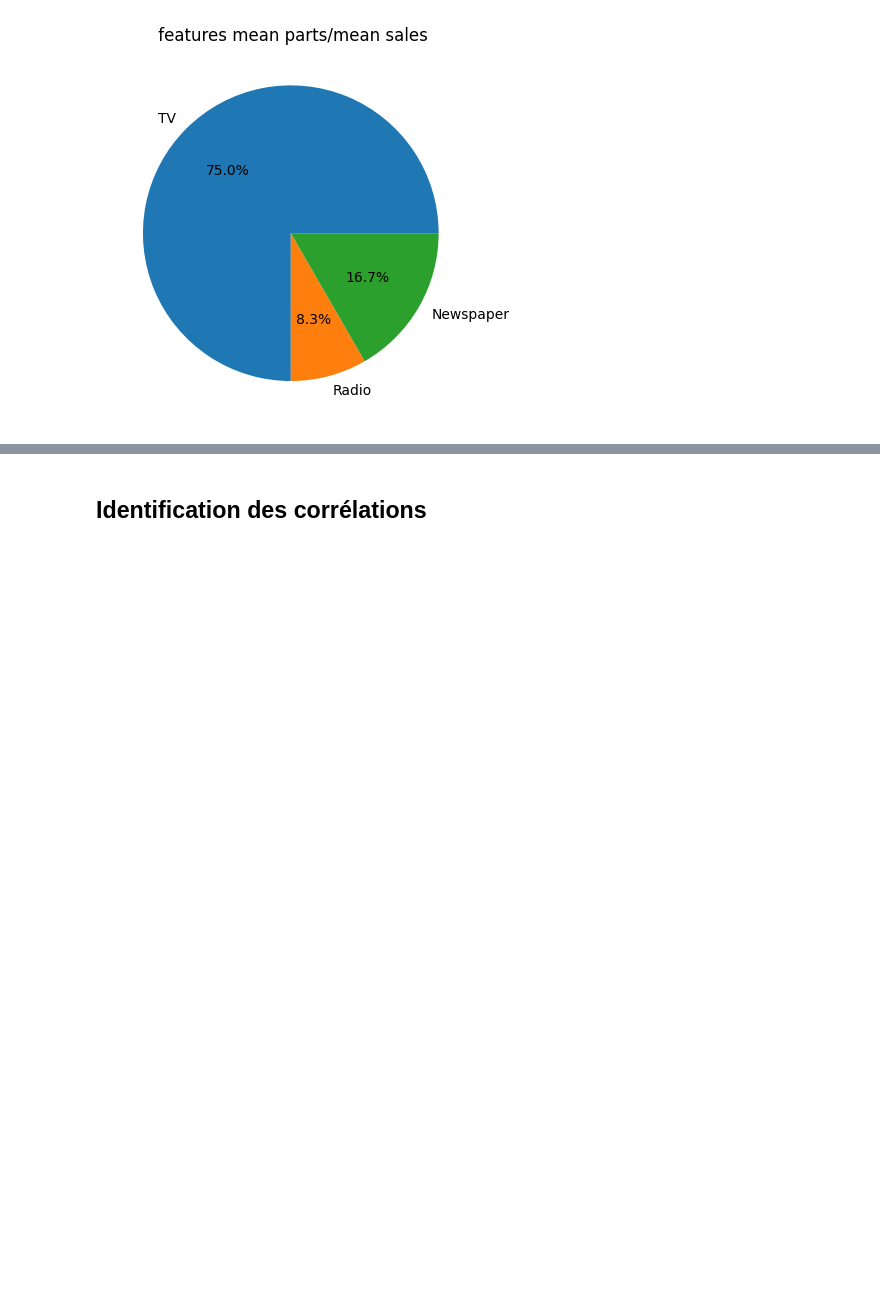
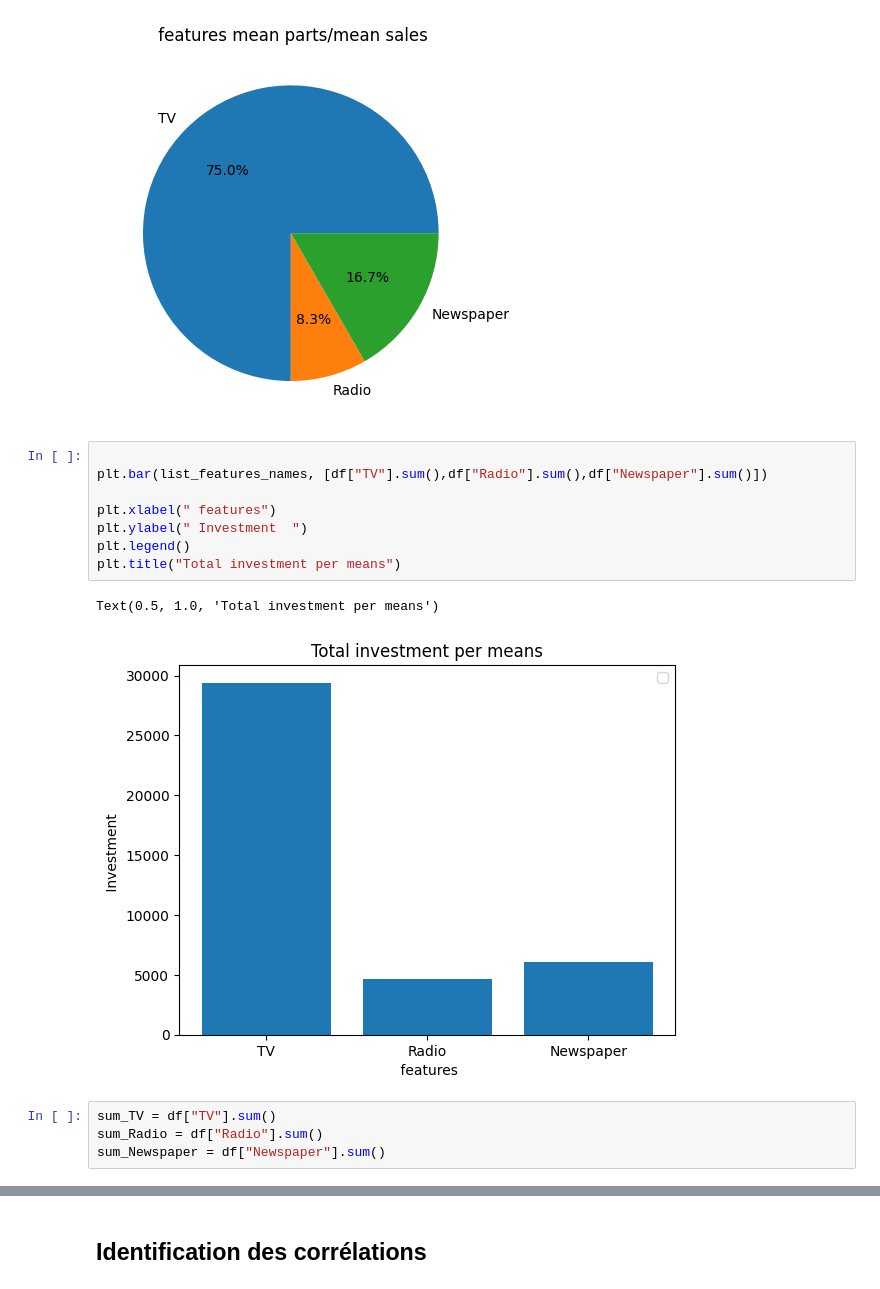
Before and after one commit to CSAADZIDI/ML_challenge_linear_regression, a Jupyter notebook: challenge_linear_regression.ipynb, the cells around one changed output, grey strips where cells are left out. Cells and saved outputs as stored; diff of their text form; blank space fills up the shorter version.

```diff
--- a/challenge_linear_regression.ipynb
+++ b/challenge_linear_regression.ipynb
@@ -149,3 +149,18 @@ plt.show()
 # %% [output]
 type per_TV <class 'int'>
 [figure]
+# %%
+
+plt.bar(list_features_names, [df["TV"].sum(),df["Radio"].sum(),df["Newspaper"].sum()])
+
+plt.xlabel(" features")
+plt.ylabel(" Investment  ")
+plt.legend()
+plt.title("Total investment per means")
+# %% [output]
+Text(0.5, 1.0, 'Total investment per means')
+[figure, added]
+# %%
+sum_TV = df["TV"].sum()
+sum_Radio = df["Radio"].sum()
+sum_Newspaper = df["Newspaper"].sum()
```
Also changed, not shown: parts of 25 cells of this notebook.
